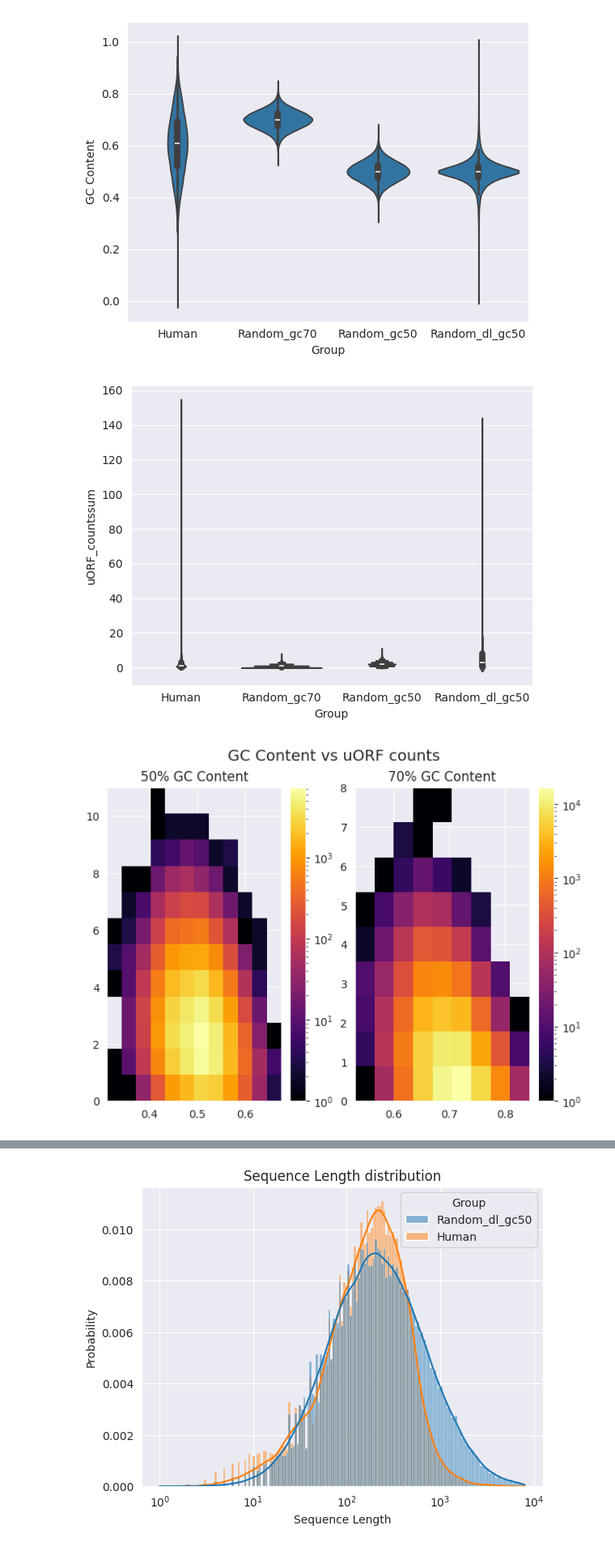
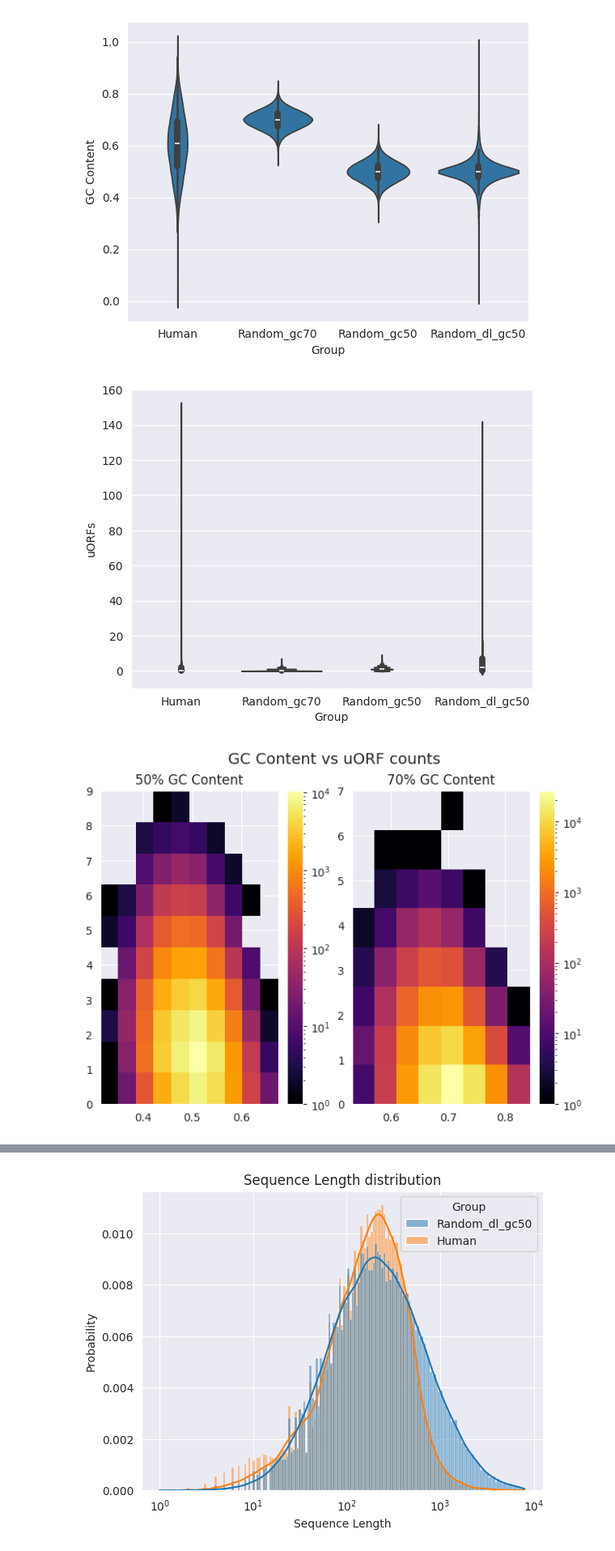
Before and after one commit to jechochamber/Bachelor, a Jupyter notebook: test.ipynb, the cells around one changed output, grey strips where cells are left out. Shown: that part at 81% size. Drawn from its saved outputs; the diff is of its cells as text; code cells hidden in the pictures.

```diff
--- a/test.ipynb
+++ b/test.ipynb
@@ -117,21 +142,21 @@ sns.violinplot(data=seqs,x='Group',y='GC Content');
 [figure]
 # %%
 # uORF Anzahl(Summe aus allen reading frames)
-sns.violinplot(data=seqs,x='Group',y='uORF_countssum');
+sns.violinplot(data=seqs,x='Group',y='uORFs');
 # %% [output]
-[figure, old version]
+[figure, new version]
 # %%
 #GC Content vs. uORF anzahl
 fig,axs = plt.subplots(nrows=1, ncols=2,layout='constrained' )
-im1=axs[0].hist2d(gc50seqs['GC Content'],gc50seqs['uORF_countssum'],norm=colors.LogNorm(),cmap='inferno',bins=12)
-im2= axs[1].hist2d(gc70seqs['GC Content'],gc70seqs['uORF_countssum'],norm=colors.LogNorm(),cmap='inferno',bins=9)
+im1=axs[0].hist2d(gc50seqs['GC Content'],gc50seqs['uORFs'],norm=colors.LogNorm(),cmap='inferno',bins=10)
+im2= axs[1].hist2d(gc70seqs['GC Content'],gc70seqs['uORFs'],norm=colors.LogNorm(),cmap='inferno',bins=8)
 axs[0].set_title("50% GC Content")
 axs[1].set_title("70% GC Content")
 fig.colorbar(im1[3],ax=axs[0])
 fig.colorbar(im2[3],ax=axs[1])
 fig.suptitle('GC Content vs uORF counts',fontsize=14)
 plt.show()
 # %% [output]
-[figure, old version]
+[figure, new version]
 # %%
 #Menge an overlapping uORFs pro Gruppe
```
Also changed, not shown: parts of 19 cells of this notebook, 2 other files.
